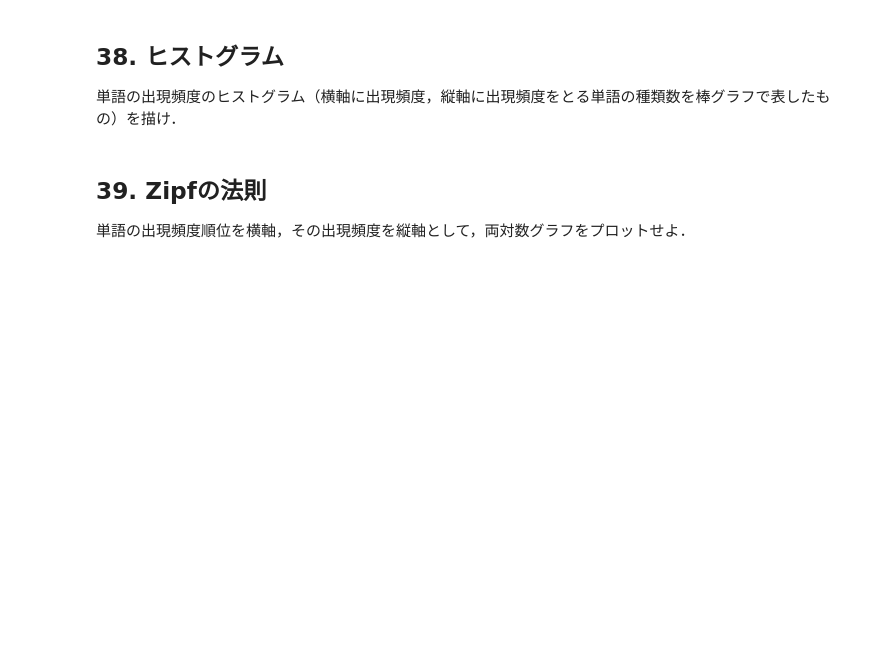
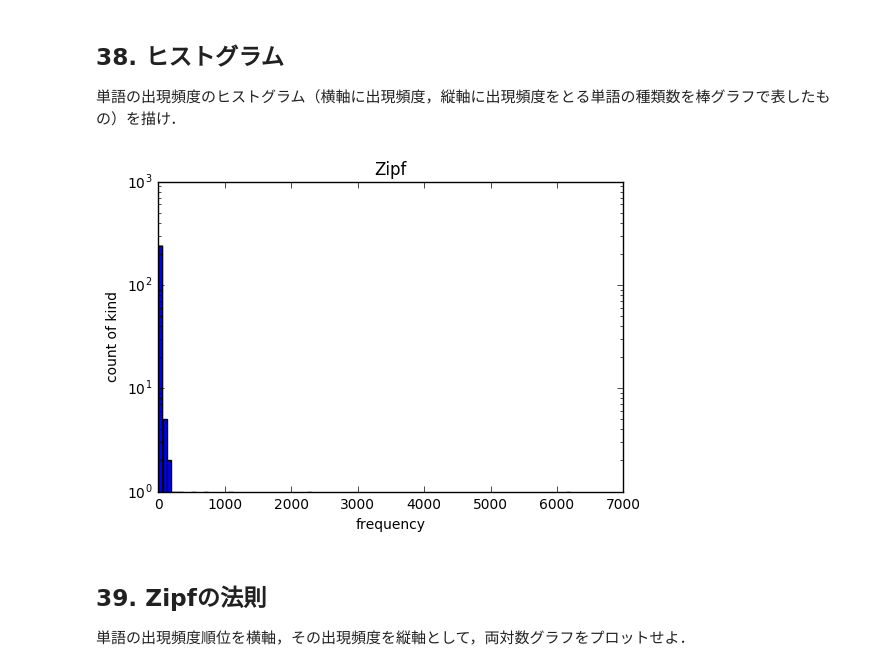
Before and after one commit to elzup/100-knock, a Jupyter notebook: python/chap04/chap04.ipynb, the cells around one changed output. Drawn from its saved outputs; the diff is of its cells as text; code cells hidden in the pictures; blank space fills up the shorter version.

```diff
--- a/python/chap04/chap04.ipynb
+++ b/python/chap04/chap04.ipynb
@@ -71,12 +73,13 @@ print(",".join(list(map(map_base, sahen_nouns[:20]))) + "...")
 ## 34. 「AのB」
 2つの名詞が「の」で連結されている名詞句を抽出せよ．
 # %%
-nonoun_phrase = []
+nonoun_phrases = []
 for i, x in enumerate(neko_lib):
-    if neko_lib['base'] != 'の':
+    if x['base'] != 'の':
         continue
     pre, cur, nex = neko_lib[i - 1: i + 2]
     if not noun_filter(pre) or noun_filter(nex):
         continue
-    nonoun_phrase.append(pre['surface'] + cur['surface'] + nex['surface'])
+    nonoun_phrases.append(pre['surface'] + cur['surface'] + nex['surface'])
+print(nonoun_phrases[:20])
 # %% [output]
@@ -93,6 +150,24 @@ TypeError: list indices must be integers or slices, not str
 # %% [markdown]
 ## 38. ヒストグラム
 単語の出現頻度のヒストグラム（横軸に出現頻度，縦軸に出現頻度をとる単語の種類数を棒グラフで表したもの）を描け．
+# %%
+kind_counts = {}
+for word, count in gram_ranks:
+    if count not in kind_counts:
+        kind_counts[count] = 0
+    kind_counts[count] += 1
+
+xy = np.array(list(sorted(kind_counts.items())))
+X, Y = xy.T
+
+plt.hist(list(map(int, Y)), bins=100)
+plt.title("Zipf")
+plt.xlabel("frequency")
+plt.ylabel("count of kind")
+plt.yscale('log')
+plt.show()
+# %% [output]
+[figure, added]
 # %% [markdown]
 ## 39. Zipfの法則
 単語の出現頻度順位を横軸，その出現頻度を縦軸として，両対数グラフをプロットせよ．
```
Also changed, not shown: parts of 6 cells of this notebook.
